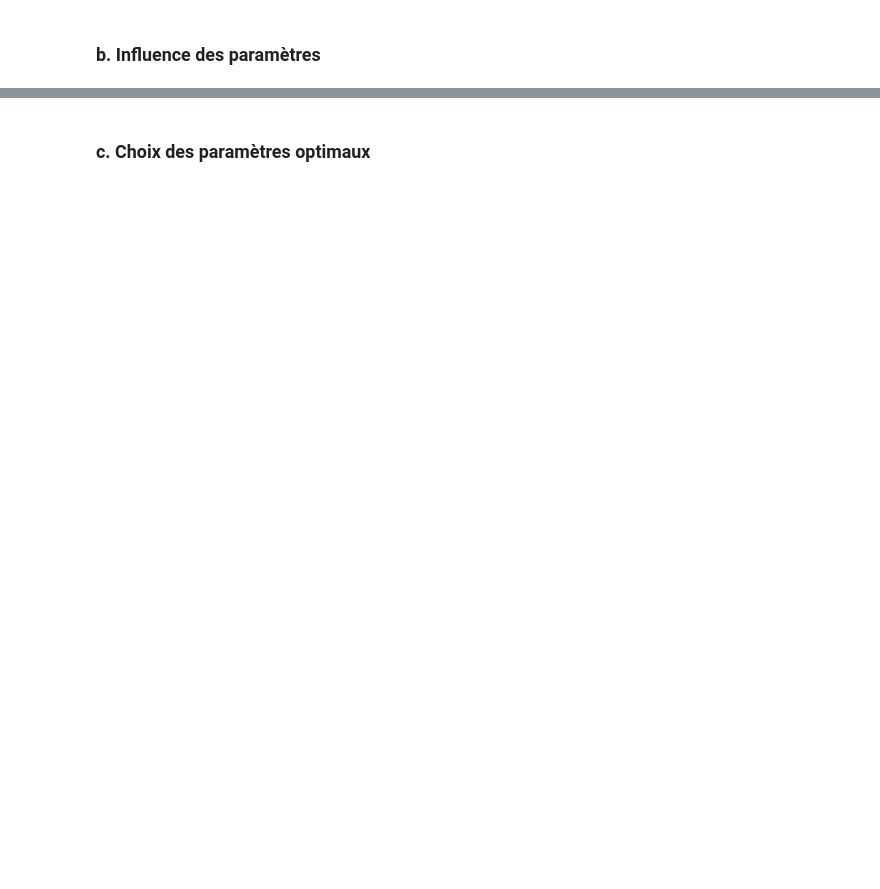
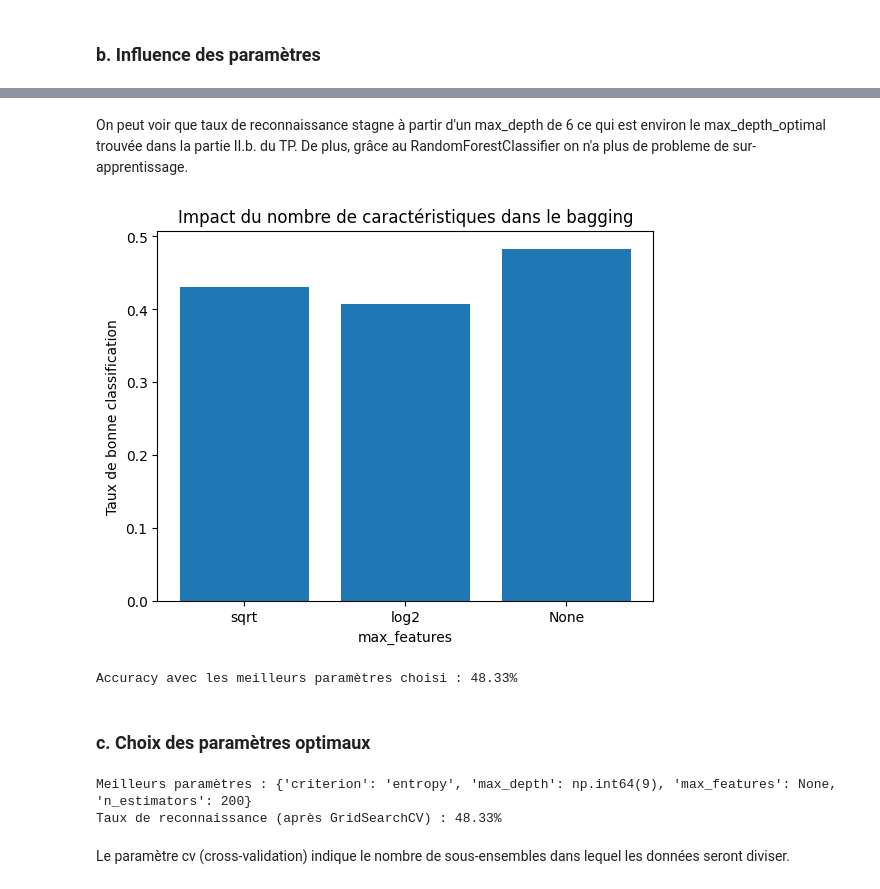
Before and after one commit to SharaineMALARVIJY/S1_Machine_learning, a Jupyter notebook: TP4/TP4_ETU.ipynb, the cells around one changed output, grey strips where cells are left out. Drawn from its saved outputs; the diff is of its cells as text; code cells hidden in the pictures; blank space fills up the shorter version.

```diff
--- a/TP4/TP4_ETU.ipynb
+++ b/TP4/TP4_ETU.ipynb
@@ -111,7 +151,6 @@ for i in range(1, 20):
     tree1 = tree.DecisionTreeClassifier(criterion='entropy', max_depth = i, random_state= 543)
     tree1.fit(X_train, y_train)
     y_pred = tree1.predict(X_test)
-    C = confusion_matrix(y_test, y_pred)
     list_accuracy.append(accuracy_score(y_test, y_pred))
 
 print("max_depth=", i)
@@ -124,7 +163,6 @@ print("max_depth=", max_depth_optimal)
 tree1 = tree.DecisionTreeClassifier(criterion='entropy', max_depth = max_depth_optimal, random_state= 543)
 tree1.fit(X_train, y_train)
 y_pred = tree1.predict(X_test)
-C = confusion_matrix(y_test, y_pred)
 visualize_classifier(tree1, X_train, y_train)
 
 print(f'Accuracy maximal= {np.max(list_accuracy)} pour un max_depth de {max_depth_optimal}')
@@ -152,16 +192,15 @@ for i in range(1, 20):
     tree1 = tree.DecisionTreeClassifier(criterion='entropy', max_depth = i, random_state= 543)
     tree1.fit(X_train, y_train)
     y_pred = tree1.predict(X_test)
-    C = confusion_matrix(y_test, y_pred)
     list_accuracy.append(accuracy_score(y_test, y_pred))
 
 max_depth_optimal = np.argmax(list_accuracy)+1
 print(f'Accuracy maximal= {np.max(list_accuracy)} pour un max_depth de {max_depth_optimal}')
 
-tree1 = tree.DecisionTreeClassifier(criterion='entropy', max_depth = max_depth_optimal, random_state= 543)
-tree1.fit(X_train, y_train)
-y_pred = tree1.predict(X_test)
-C = confusion_matrix(y_test, y_pred)
+# tree1 = tree.DecisionTreeClassifier(criterion='entropy', max_depth = max_depth_optimal, random_state= 543)
+# tree1.fit(X_train, y_train)
+# y_pred = tree1.predict(X_test)
+# print(f'Accuracy maximal= {accuracy_score(y_test, y_pred)} pour un max_depth de {max_depth_optimal}')
 # %% [output]
 Il y a 700 points dans la base d’apprentissage
 Il y a 300 points dans la base d’apprentissage
@@ -174,4 +213,6 @@ Accuracy maximal= 0.31666666666666665 pour un max_depth de 7
 # %%
 RF = RandomForestClassifier(criterion='entropy', n_estimators=10, random_state=543)
 RF.fit(X_train, y_train)
+y_pred = RF.predict(X_test)
+print('Accuracy =', accuracy_score(y_test, y_pred))
 # %% [output]
@@ -181,2 +327,50 @@ RandomForestClassifier(criterion='entropy', n_estimators=10, random_state=543)
+# %% [markdown]
+On peut voir que taux de reconnaissance stagne à partir d'un max_depth de 6 ce qui est environ le max_depth_optimal trouvée dans la partie II.b. du TP. De plus, grâce au RandomForestClassifier on n'a plus de probleme de sur-apprentissage.
+# %%
+features_options = ['sqrt', 'log2', None]
+list_accuracy = []
+
+for f in features_options:
+    RF = RandomForestClassifier(n_estimators=nb_arbre_optimal, criterion='entropy', max_depth=max_depth_optimal, max_features=f, random_state=543)
+    RF.fit(X_train, y_train)
+    y_pred = RF.predict(X_test)
+    acc = accuracy_score(y_test, y_pred)
+    list_accuracy.append(acc)
+
+plt.bar([str(f) for f in features_options], list_accuracy)
+plt.xlabel("max_features")
+plt.ylabel("Taux de bonne classification")
+plt.title("Impact du nombre de caractéristiques dans le bagging")
+plt.show()
+
+print(f"Accuracy avec les meilleurs paramètres choisi : {round(max(list_accuracy)*100, 2)}%")
+# %% [output]
+[figure, added]
+Accuracy avec les meilleurs paramètres choisi : 48.33%
 # %% [markdown]
 ### c. Choix des paramètres optimaux
+# %%
+param_grid = {
+    'n_estimators': [nb_arbre_optimal-50, nb_arbre_optimal],
+    'max_depth': [max_depth_optimal-5, max_depth_optimal],
+    'max_features': [None],
+    'criterion': ['entropy']
+}
+
+grid_search = GridSearchCV(estimator=RandomForestClassifier(random_state=543), param_grid=param_grid, scoring='accuracy', n_jobs=-1)
+
+grid_search.fit(X_train, y_train)
+
+print("Meilleurs paramètres :", grid_search.best_params_)
+
+best_model = grid_search.best_estimator_
+
+
+y_pred = best_model.predict(X_test)
+accuracy = accuracy_score(y_test, y_pred)
+print(f"Taux de reconnaissance (après GridSearchCV) : {round(accuracy*100, 2)}%")
+# %% [output]
+Meilleurs paramètres : {'criterion': 'entropy', 'max_depth': np.int64(9), 'max_features': None, 'n_estimators': 200}
+Taux de reconnaissance (après GridSearchCV) : 48.33%
+# %% [markdown]
+Le paramètre cv (cross-validation) indique le nombre de sous-ensembles dans lequel les données  seront diviser.
```
Also changed, not shown: parts of 12 cells of this notebook, 1 other file.
